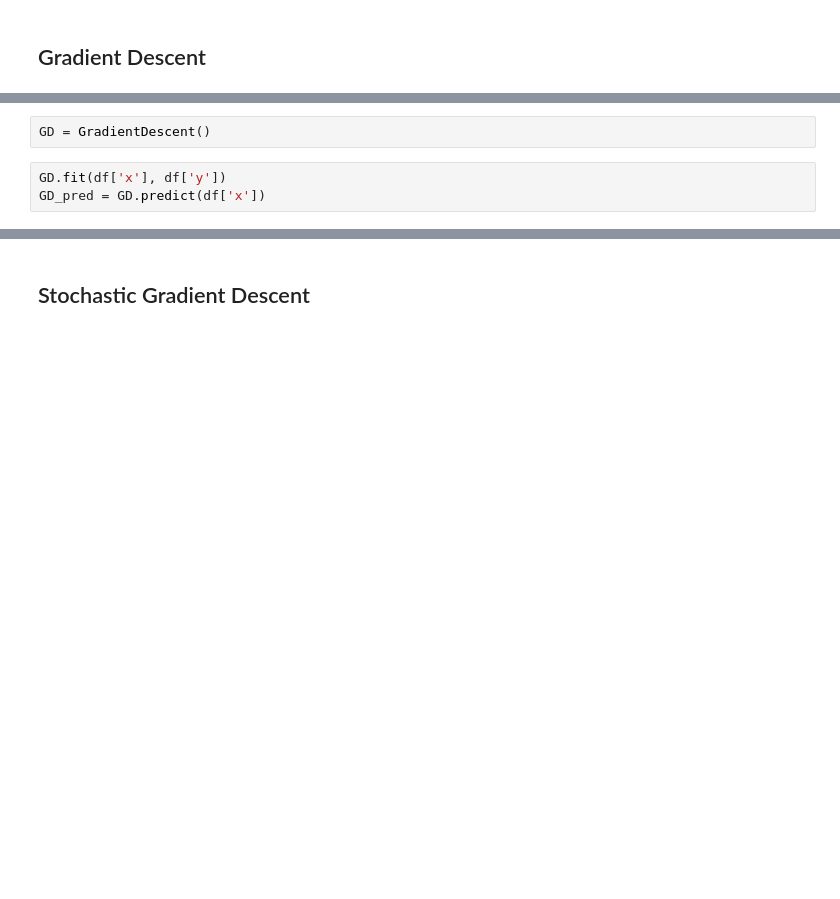
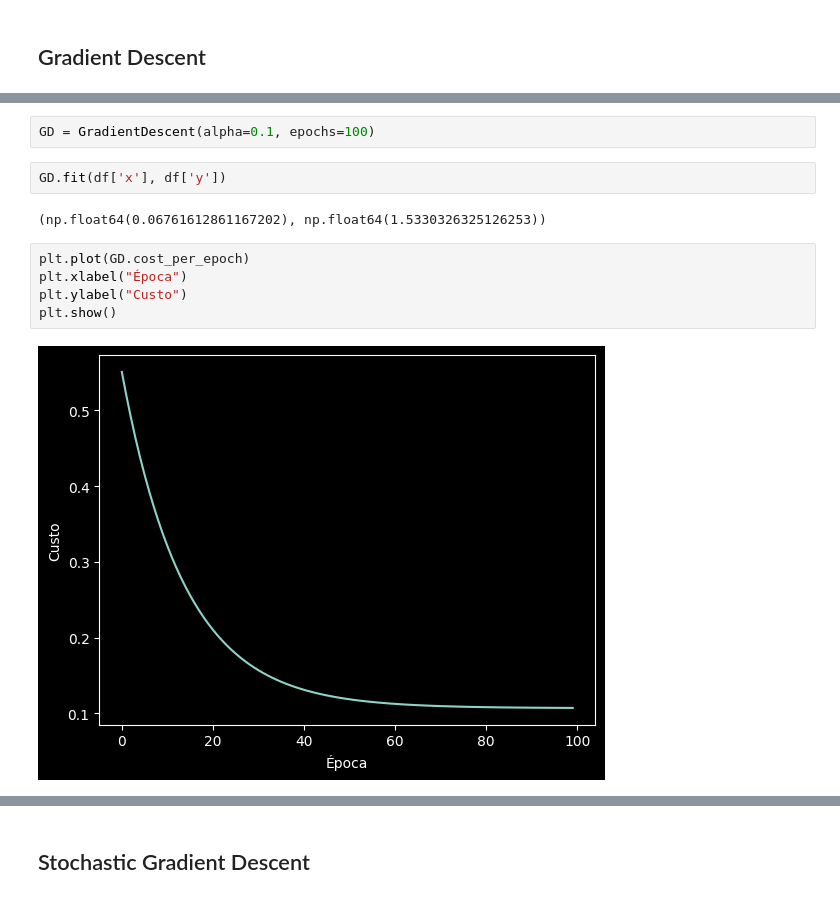
Before and after one commit to viniciuspxc/Reconhecimento_de_Padroes, a Jupyter notebook: Listas/Lista 1/Lista 01.ipynb, the cells around one changed output, grey strips where cells are left out. Drawn from its saved outputs; the diff is of its cells as text; blank space fills up the shorter version.

```diff
--- a/Listas/Lista 1/Lista 01.ipynb
+++ b/Listas/Lista 1/Lista 01.ipynb
@@ -60,10 +91,18 @@ class GradientDescent:
 
     def predict(self, x):
         return self.w0 + self.w1 * x
-# %%
-GD = GradientDescent()
+# %%
+GD = GradientDescent(alpha=0.1, epochs=100)
 # %%
 GD.fit(df['x'], df['y'])
-GD_pred = GD.predict(df['x'])
+# %% [output]
+(np.float64(0.06761612861167202), np.float64(1.5330326325126253))
+# %%
+plt.plot(GD.cost_per_epoch)
+plt.xlabel("Época")
+plt.ylabel("Custo")
+plt.show()
+# %% [output]
+[figure, added]
 # %%
 plt.scatter(df['x'], df['y'])
```
Also changed, not shown: parts of 18 cells of this notebook, 3 other files.
